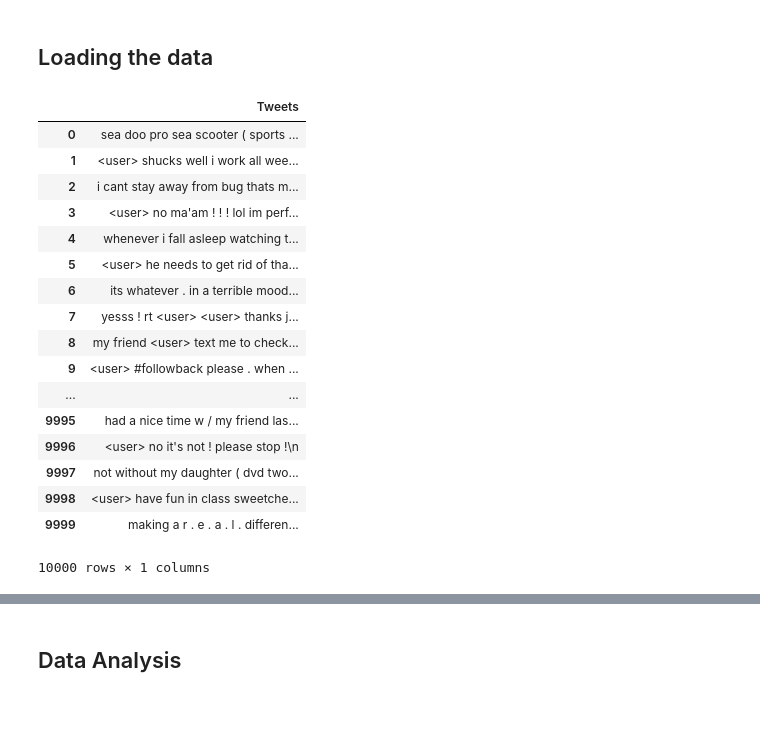
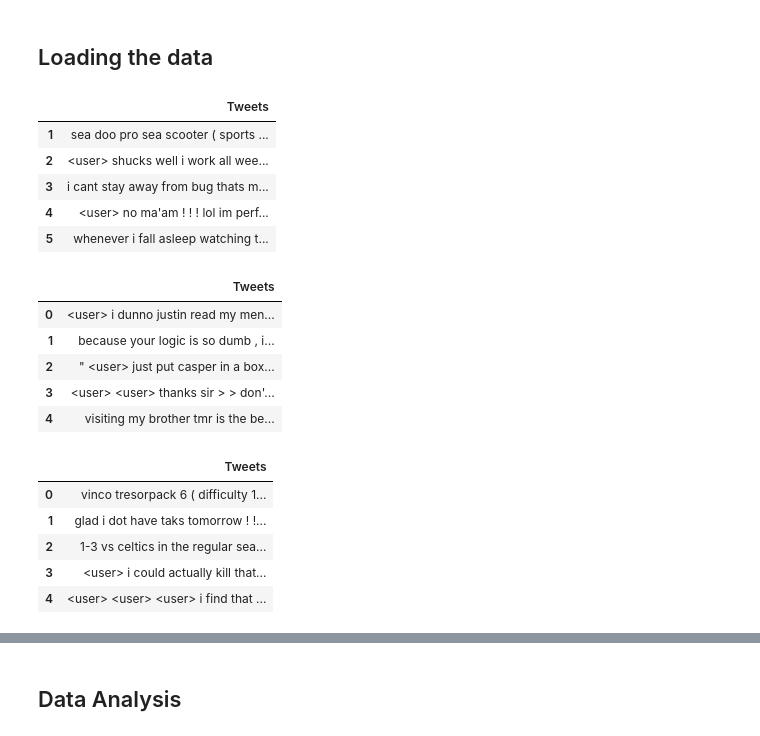
Before and after one commit to Krysis789/MLproject2, a Jupyter notebook: Notebook_Project2.ipynb, the cells around one changed output, grey strips where cells are left out. Cells and saved outputs as stored; diff of their text form; code cells hidden in the pictures; blank space fills up the shorter version.

Commit message:
follow pipeline 'generating word embeddings'

```diff
--- a/Notebook_Project2.ipynb
+++ b/Notebook_Project2.ipynb
@@ -10,41 +13,26 @@ import csv
 # %%
 def load_test_data(data_path):
     """Loads data and returns ids (event ids) and X (feature vector)"""
 
     f = open(data_path)
     x = f.readlines()
+    tweets = []
+    ids = []
+    for str in x :
+        id, tweet = str.split(',',1)
+        tweets.append(tweet)
+        ids.append(id)
 
-    n = np.shape(x)[0]
-    ids = []
-    for k in range(n):
-        ids.append(k)
-        while (x[k][0] != ','):
-            x[k] = x[k][1:]
-        x[k] = x[k][1:]
-    x = pd.DataFrame(x,ids,columns=['Tweets'])
+    x = pd.DataFrame(tweets,ids,columns=['Tweets'])
 
     return x
 
-data_path = 'data/twitter-datasets/twitter-datasets/test_data.txt'
-x = load_test_data(data_path)
-
-x
+test = load_test_data('Datasets/test_data.txt')
+test.head()
 # %% [output]
 |  | Tweets |
-| 0 | sea doo pro sea scooter ( sports ... |
-| 1 | <user> shucks well i work all wee... |
-| 2 | i cant stay away from bug thats m... |
-| 3 | <user> no ma'am ! ! ! lol im perf... |
-| 4 | whenever i fall asleep watching t... |
-| 5 | <user> he needs to get rid of tha... |
-| 6 | its whatever . in a terrible mood... |
-| 7 | yesss ! rt <user> <user> thanks j... |
-| 8 | my friend <user> text me to check... |
-| 9 | <user> #followback please . when ... |
-| ... | ... |
-| 9995 | had a nice time w / my friend las... |
-| 9996 | <user> no it's not ! please stop !\n |
-| 9997 | not without my daughter ( dvd two... |
-| 9998 | <user> have fun in class sweetche... |
-| 9999 | making a r . e . a . l . differen... |
+| 1 | sea doo pro sea scooter ( sports ... |
+| 2 | <user> shucks well i work all wee... |
+| 3 | i cant stay away from bug thats m... |
+| 4 | <user> no ma'am ! ! ! lol im perf... |
+| 5 | whenever i fall asleep watching t... |
-10000 rows × 1 columns
@@ -50,0 +48,20 @@ x
+# %%
+pos = load_train_data('Datasets/train_pos.txt')
+pos.head()
+# %% [output]
+|  | Tweets |
+| 0 | <user> i dunno justin read my men... |
+| 1 | because your logic is so dumb , i... |
+| 2 | " <user> just put casper in a box... |
+| 3 | <user> <user> thanks sir > > don'... |
+| 4 | visiting my brother tmr is the be... |
+# %%
+neg = load_train_data('Datasets/train_neg.txt')
+neg.head()
+# %% [output]
+|  | Tweets |
+| 0 | vinco tresorpack 6 ( difficulty 1... |
+| 1 | glad i dot have taks tomorrow ! !... |
+| 2 | 1-3 vs celtics in the regular sea... |
+| 3 | <user> i could actually kill that... |
+| 4 | <user> <user> <user> i find that ... |
```
Also changed, not shown: parts of 13 cells of this notebook, 8 other files.
